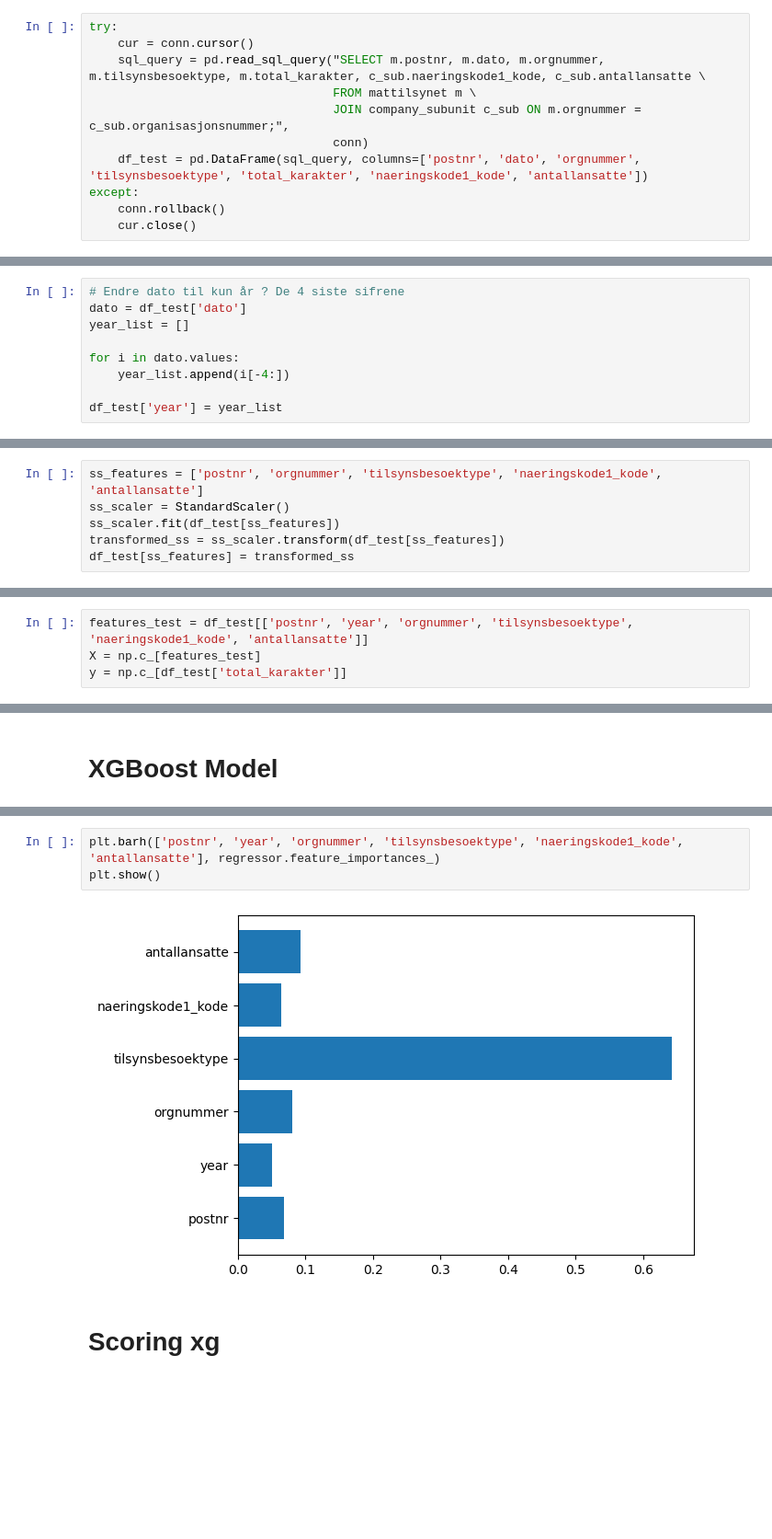
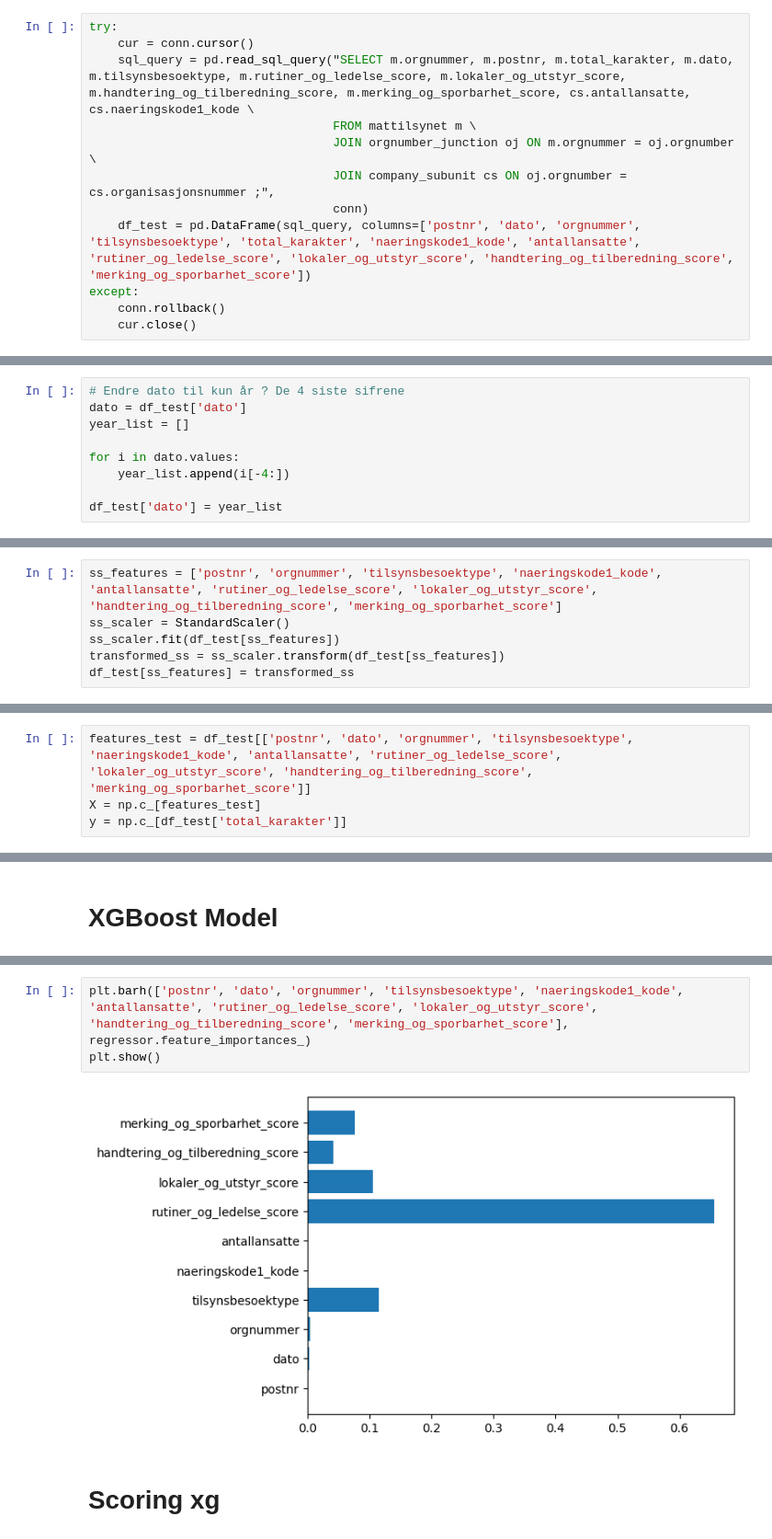
Before and after one commit to drimepal/gradprojectgrp3, a Jupyter notebook: ML/ml_testing.ipynb, the cells around one changed output, grey strips where cells are left out. Shown: that part at 92% size. Drawn from its saved outputs; the diff is of its cells as text; blank space fills up the shorter version.

```diff
--- a/ML/ml_testing.ipynb
+++ b/ML/ml_testing.ipynb
@@ -26,11 +26,12 @@ with psycopg2.connect(
 # %%
 try:
     cur = conn.cursor()
-    sql_query = pd.read_sql_query("SELECT m.postnr, m.dato, m.orgnummer, m.tilsynsbesoektype, m.total_karakter, c_sub.naeringskode1_kode, c_sub.antallansatte \
+    sql_query = pd.read_sql_query("SELECT m.orgnummer, m.postnr, m.total_karakter, m.dato, m.tilsynsbesoektype, m.rutiner_og_ledelse_score, m.lokaler_og_utstyr_score, m.handtering_og_tilberedning_score, m.merking_og_sporbarhet_score, cs.antallansatte, cs.naeringskode1_kode \
                                   FROM mattilsynet m \
-                                  JOIN company_subunit c_sub ON m.orgnummer = c_sub.organisasjonsnummer;",
+                                  JOIN orgnumber_junction oj ON m.orgnummer = oj.orgnumber \
+                                  JOIN company_subunit cs ON oj.orgnumber = cs.organisasjonsnummer ;",
                                   conn)
-    df_test = pd.DataFrame(sql_query, columns=['postnr', 'dato', 'orgnummer', 'tilsynsbesoektype', 'total_karakter', 'naeringskode1_kode', 'antallansatte'])
+    df_test = pd.DataFrame(sql_query, columns=['postnr', 'dato', 'orgnummer', 'tilsynsbesoektype', 'total_karakter', 'naeringskode1_kode', 'antallansatte', 'rutiner_og_ledelse_score', 'lokaler_og_utstyr_score', 'handtering_og_tilberedning_score', 'merking_og_sporbarhet_score'])
 except:
     conn.rollback()
     cur.close()
@@ -65,7 +66,7 @@ year_list = []
 for i in dato.values:
     year_list.append(i[-4:])
 
-df_test['year'] = year_list
+df_test['dato'] = year_list
 # %%
 df_test
 # %% [output]
@@ -85,5 +86,5 @@ df_test
 # %%
-ss_features = ['postnr', 'orgnummer', 'tilsynsbesoektype', 'naeringskode1_kode', 'antallansatte']
+ss_features = ['postnr', 'orgnummer', 'tilsynsbesoektype', 'naeringskode1_kode', 'antallansatte', 'rutiner_og_ledelse_score', 'lokaler_og_utstyr_score', 'handtering_og_tilberedning_score', 'merking_og_sporbarhet_score']
 ss_scaler = StandardScaler()
 ss_scaler.fit(df_test[ss_features])
 transformed_ss = ss_scaler.transform(df_test[ss_features])
@@ -91,7 +92,7 @@ df_test[ss_features] = transformed_ss
 # %% [markdown]
 # TRAIN TEST SPLIT
 # %%
-features_test = df_test[['postnr', 'year', 'orgnummer', 'tilsynsbesoektype', 'naeringskode1_kode', 'antallansatte']]
+features_test = df_test[['postnr', 'dato', 'orgnummer', 'tilsynsbesoektype', 'naeringskode1_kode', 'antallansatte', 'rutiner_og_ledelse_score', 'lokaler_og_utstyr_score', 'handtering_og_tilberedning_score', 'merking_og_sporbarhet_score']]
 X = np.c_[features_test]
 y = np.c_[df_test['total_karakter']]
 # %%
@@ -168,8 +169,8 @@ importance_check = pd.DataFrame(regressor.feature_importances_.reshape(1,-1), co
 # %%
-plt.barh(['postnr', 'year', 'orgnummer', 'tilsynsbesoektype', 'naeringskode1_kode', 'antallansatte'], regressor.feature_importances_)
+plt.barh(['postnr', 'dato', 'orgnummer', 'tilsynsbesoektype', 'naeringskode1_kode', 'antallansatte', 'rutiner_og_ledelse_score', 'lokaler_og_utstyr_score', 'handtering_og_tilberedning_score', 'merking_og_sporbarhet_score'], regressor.feature_importances_)
 plt.show()
 # %% [output]
-[figure, old version]
+[figure, new version]
 # %% [markdown]
 # Scoring xg
 # %%
```
Also changed, not shown: parts of 11 cells of this notebook.
